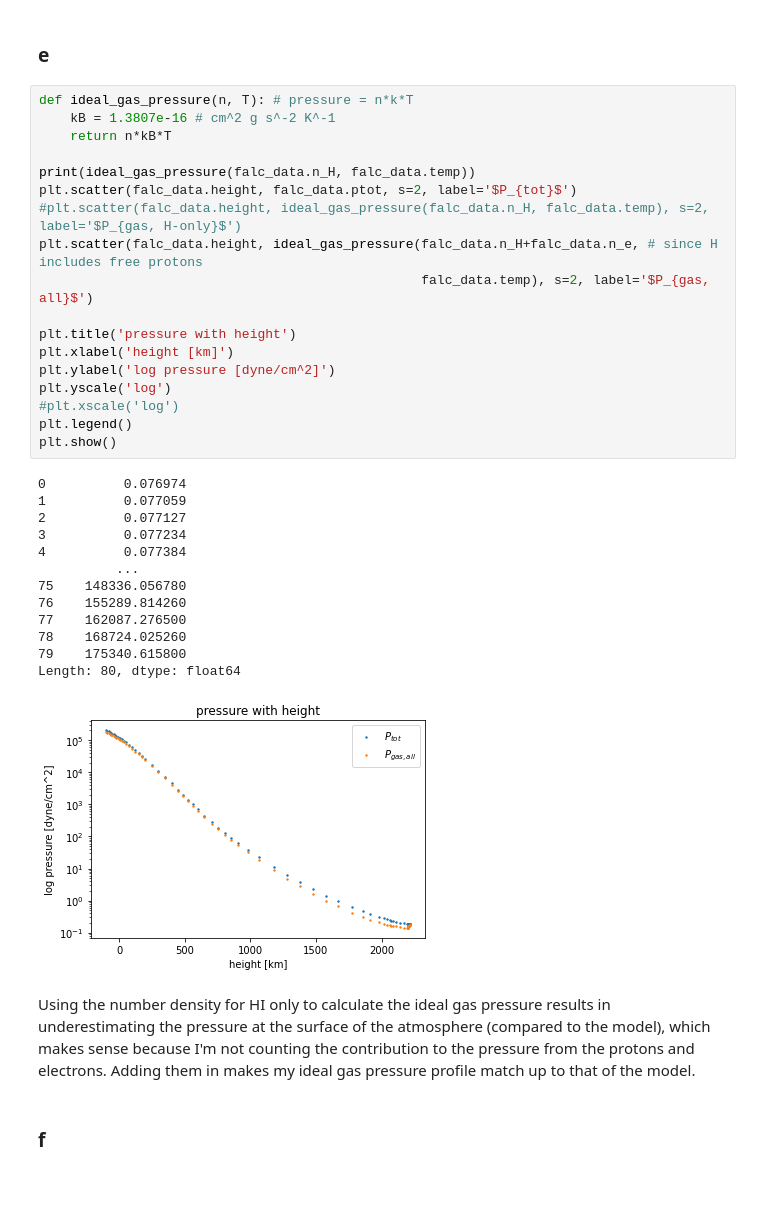
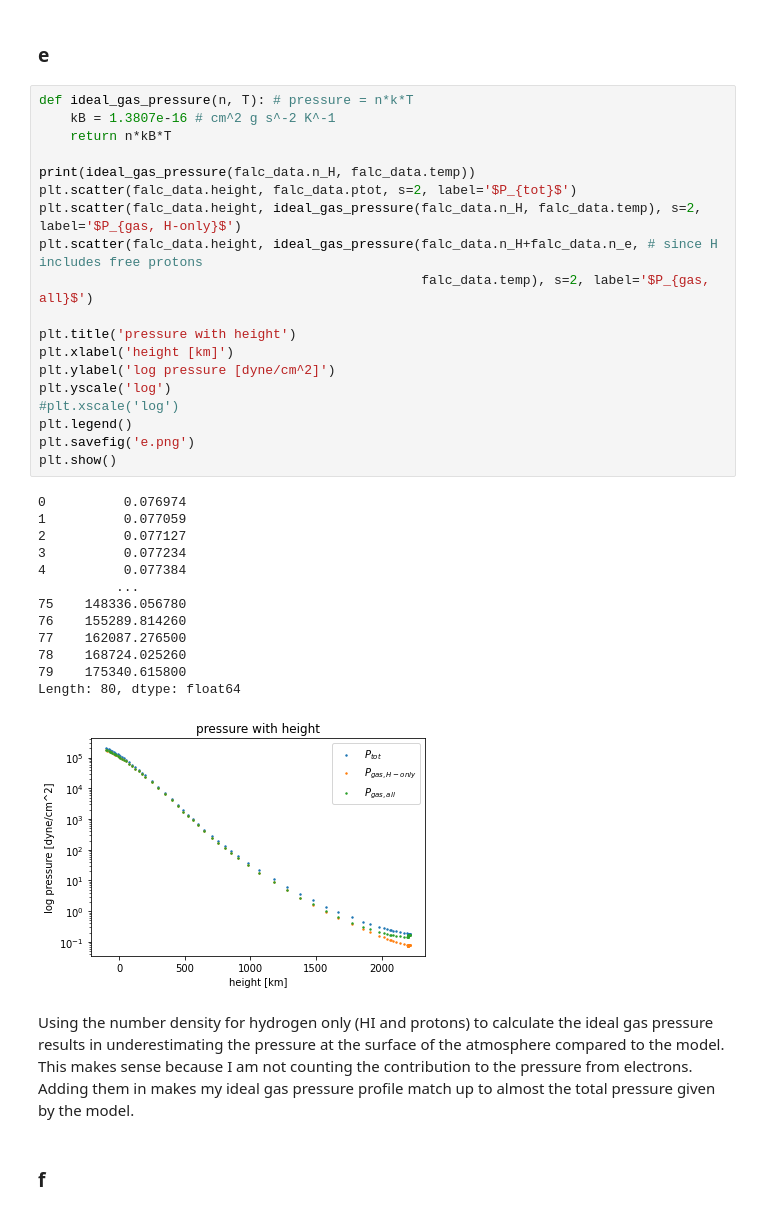
Before and after one commit to cl3425/uf-class-repo, a Jupyter notebook: radiative-processes/final-project/radiative_final.ipynb, the cells around one changed output. Saved outputs shown, nothing was run; the diff lists cells and outputs as text; blank space fills up the shorter version.

Commit message:
ran cells to output part I plots

```diff
--- a/radiative-processes/final-project/radiative_final.ipynb
+++ b/radiative-processes/final-project/radiative_final.ipynb
@@ -174,37 +181,38 @@ The scale height is small enough compared to the solar radius such that the plan
 # %%
 def ideal_gas_pressure(n, T): # pressure = n*k*T
     kB = 1.3807e-16 # cm^2 g s^-2 K^-1
     return n*kB*T
 
 print(ideal_gas_pressure(falc_data.n_H, falc_data.temp))
 plt.scatter(falc_data.height, falc_data.ptot, s=2, label='$P_{tot}$')
-#plt.scatter(falc_data.height, ideal_gas_pressure(falc_data.n_H, falc_data.temp), s=2, label='$P_{gas, H-only}$')
+plt.scatter(falc_data.height, ideal_gas_pressure(falc_data.n_H, falc_data.temp), s=2, label='$P_{gas, H-only}$')
 plt.scatter(falc_data.height, ideal_gas_pressure(falc_data.n_H+falc_data.n_e, # since H includes free protons
                                                  falc_data.temp), s=2, label='$P_{gas, all}$')
 
 plt.title('pressure with height')
 plt.xlabel('height [km]')
 plt.ylabel('log pressure [dyne/cm^2]')
 plt.yscale('log')
 #plt.xscale('log')
 plt.legend()
+plt.savefig('e.png')
 plt.show()
 # %% [output]
 0          0.076974
 1          0.077059
 2          0.077127
 3          0.077234
 4          0.077384
           ...
 75    148336.056780
 76    155289.814260
 77    162087.276500
 78    168724.025260
 79    175340.615800
 Length: 80, dtype: float64
-[figure, old version]
+[figure, new version]
 # %% [markdown]
-Using the number density for HI only to calculate the ideal gas pressure results in underestimating the pressure at the surface of the atmosphere (compared to the model), which makes sense because I'm not counting the contribution to the pressure from the protons and electrons. Adding them in makes my ideal gas pressure profile match up to that of the model.
+Using the number density for hydrogen only (HI and protons) to calculate the ideal gas pressure results in underestimating the pressure at the surface of the atmosphere compared to the model. This makes sense because I am not counting the contribution to the pressure from electrons. Adding them in makes my ideal gas pressure profile match up to almost the total pressure given by the model.
 # %% [markdown]
 ### f
 # %%
```
Also changed, not shown: parts of 22 cells of this notebook.
